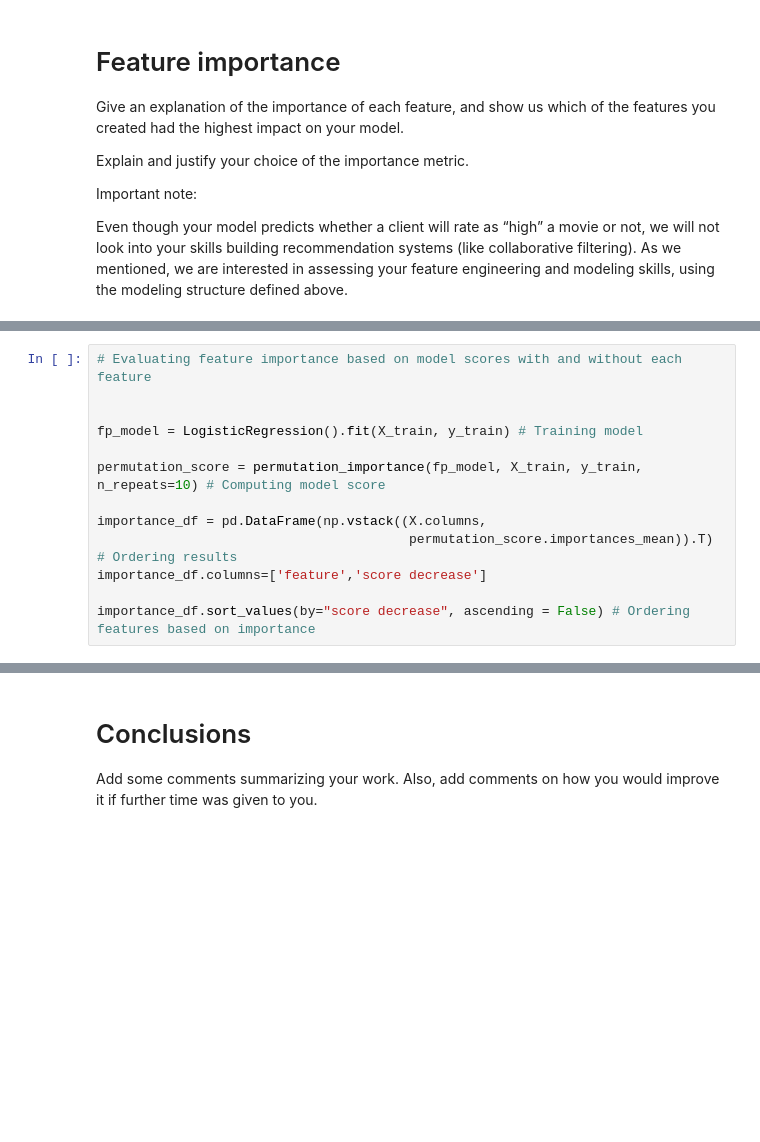
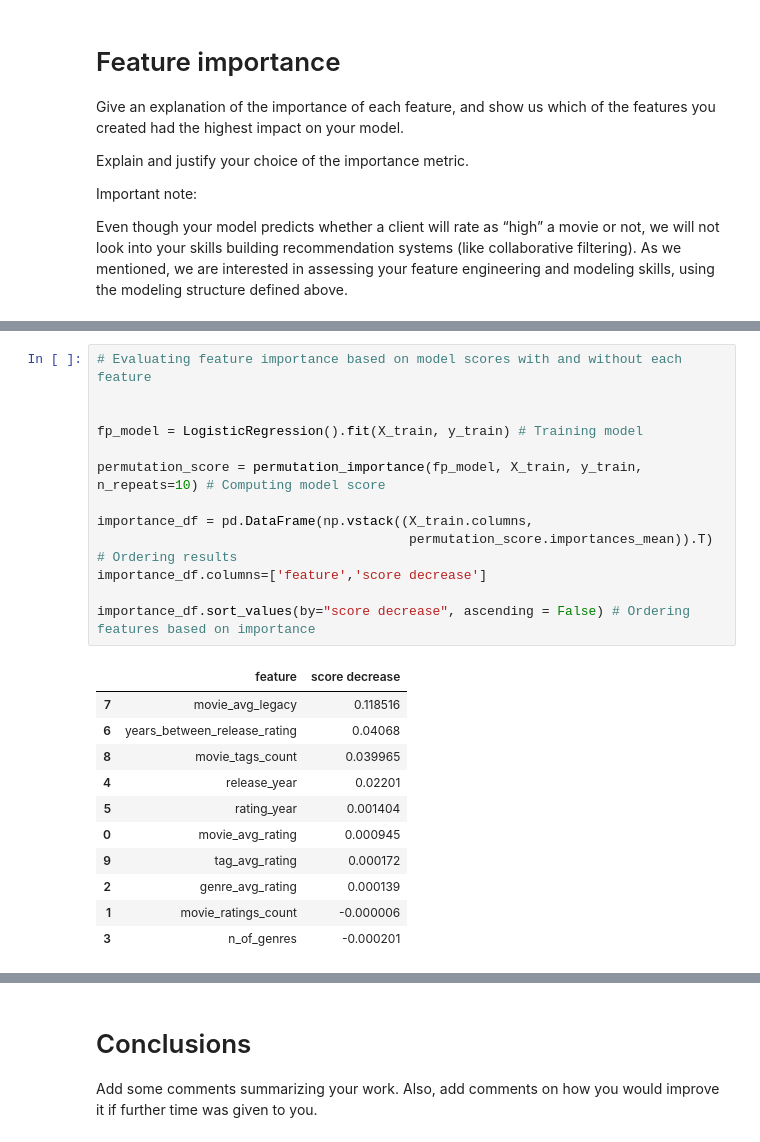
Before and after one commit to sanchiesa/user_movie_rating, a Jupyter notebook: notebooks/user_movie_rating.ipynb, the cells around one changed output, grey strips where cells are left out. Drawn from its saved outputs; the diff is of its cells as text; blank space fills up the shorter version.

```diff
--- a/notebooks/user_movie_rating.ipynb
+++ b/notebooks/user_movie_rating.ipynb
@@ -1370,16 +1565,28 @@ corr_df[corr_df['feature_1']== 'Mora_90_02']
 # %%
 # Evaluating feature importance based on model scores with and without each feature
 
 
 fp_model = LogisticRegression().fit(X_train, y_train) # Training model
 
 permutation_score = permutation_importance(fp_model, X_train, y_train, n_repeats=10) # Computing model score
 
-importance_df = pd.DataFrame(np.vstack((X.columns,
+importance_df = pd.DataFrame(np.vstack((X_train.columns,
                                         permutation_score.importances_mean)).T) # Ordering results
 importance_df.columns=['feature','score decrease']
 
 importance_df.sort_values(by="score decrease", ascending = False) # Ordering features based on importance
+# %% [output]
+|  | feature | score decrease |
+| 7 | movie_avg_legacy | 0.118516 |
+| 6 | years_between_release_rating | 0.04068 |
+| 8 | movie_tags_count | 0.039965 |
+| 4 | release_year | 0.02201 |
+| 5 | rating_year | 0.001404 |
+| 0 | movie_avg_rating | 0.000945 |
+| 9 | tag_avg_rating | 0.000172 |
+| 2 | genre_avg_rating | 0.000139 |
+| 1 | movie_ratings_count | -0.000006 |
+| 3 | n_of_genres | -0.000201 |
 # %%
 # Analyzing feature importance based on Logistic Regression with l1 penalty coefficients
 
```
Also changed, not shown: parts of 27 cells of this notebook.
